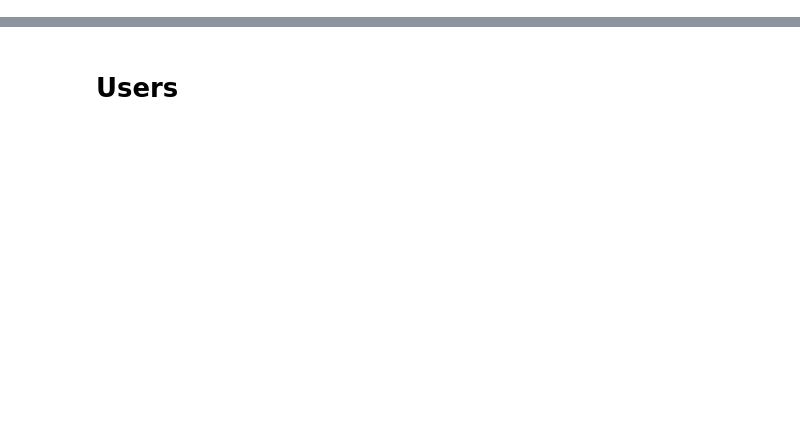
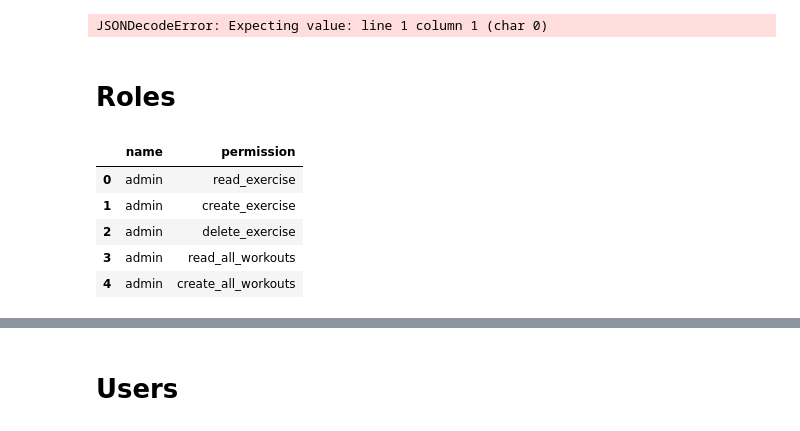
Before and after one commit to jordanbegg/pybenchmark, a Jupyter notebook: notebooks/setup.ipynb, the cells around one changed output, grey strips where cells are left out. Drawn from its saved outputs; the diff is of its cells as text; code cells hidden in the pictures; blank space fills up the shorter version.

```diff
--- a/notebooks/setup.ipynb
+++ b/notebooks/setup.ipynb
@@ -13,0 +26,18 @@ client = BenchmarkClient(url=URL)
+# %%
+for permission in df.name.values:
+    client.permissions.create_permission(name=permission)
+    print(f"created permission {permission}")
+# %% [output]
+JSONDecodeError: Expecting value: line 1 column 1 (char 0)
+# %% [markdown]
+# Roles
+# %%
+df = pd.read_excel(DATA_DIR / "setup.xlsx", sheet_name="roles")
+df.head()
+# %% [output]
+|  | name | permission |
+| 0 | admin | read_exercise |
+| 1 | admin | create_exercise |
+| 2 | admin | delete_exercise |
+| 3 | admin | read_all_workouts |
+| 4 | admin | create_all_workouts |
```
Also changed, not shown: parts of 17 cells of this notebook, 4 other files.
